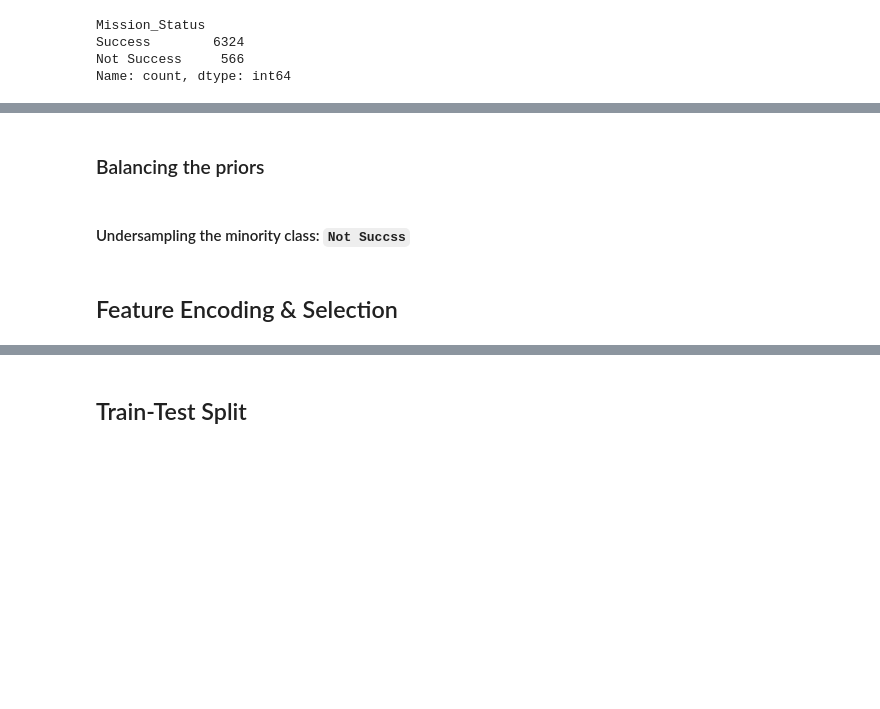
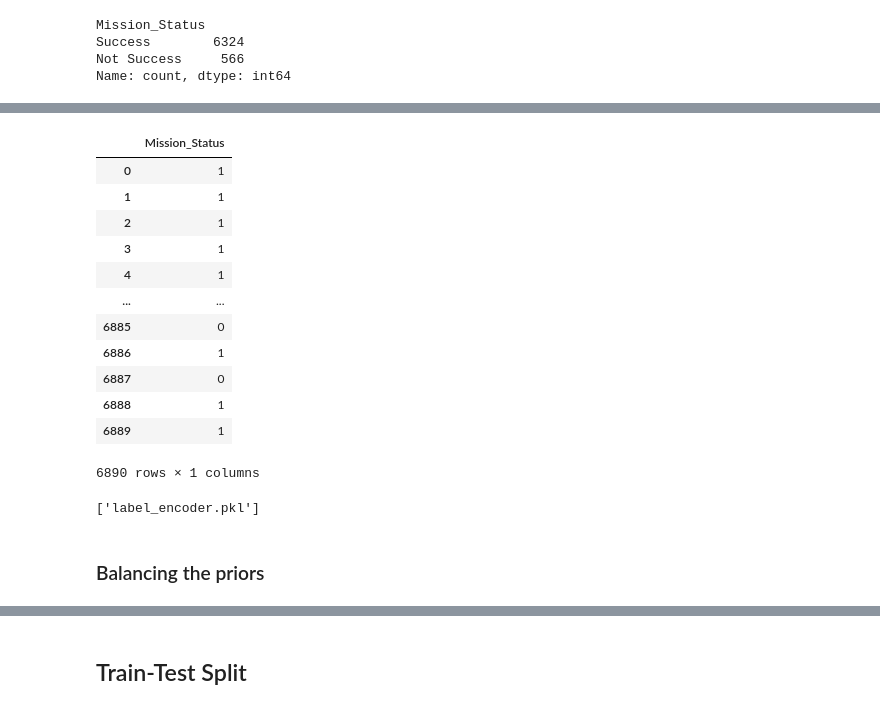
Before and after one commit to muhzinkhan/Space-Race-Analysis, a Jupyter notebook: Predictions.ipynb, the cells around one changed output, grey strips where cells are left out. Drawn from its saved outputs; the diff is of its cells as text; code cells hidden in the pictures; blank space fills up the shorter version.

```diff
--- a/Predictions.ipynb
+++ b/Predictions.ipynb
@@ -220,0 +277,16 @@ Name: count, dtype: int64
+# %%
+pd.DataFrame(y_encoded, columns=[y.name])
+# %% [output]
+|  | Mission_Status |
+| 0 | 1 |
+| 1 | 1 |
+| 2 | 1 |
+| 3 | 1 |
+| 4 | 1 |
+| ... | ... |
+| 6885 | 0 |
+| 6886 | 1 |
+| 6887 | 0 |
+| 6888 | 1 |
+| 6889 | 1 |
+6890 rows × 1 columns
@@ -221,6 +295,7 @@ Name: count, dtype: int64
+# %%
+joblib.dump(preprocessor, 'preprocessor.pkl')
+joblib.dump(label_encoder, 'label_encoder.pkl')
+# %% [output]
+['label_encoder.pkl']
 # %% [markdown]
 ### Balancing the priors
-# %% [markdown]
-#### Undersampling the minority class: `Not Succss`
-# %% [markdown]
-## Feature Encoding & Selection
```
Also changed, not shown: parts of 73 cells of this notebook, 9 other files.
